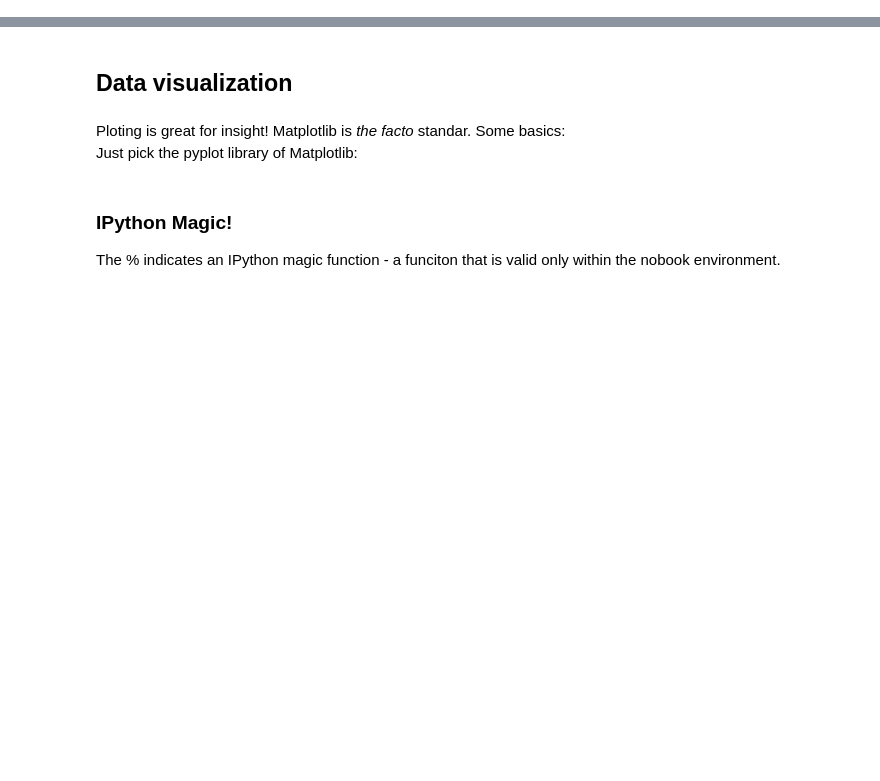
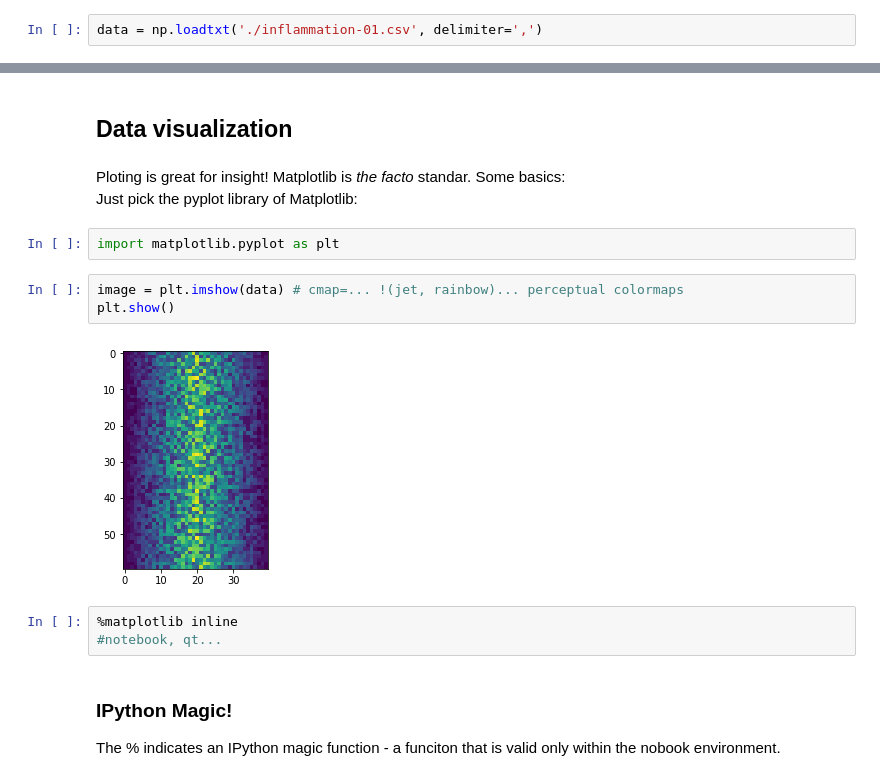
Before and after one commit to iipr-Master-Data-Science/scw_python_cftmat_2018, a Jupyter notebook: programming-with-python/ProgPy_Analyzing_Patient_Data.ipynb, the cells around one changed output, grey strips where cells are left out. Drawn from its saved outputs; the diff is of its cells as text; blank space fills up the shorter version.

Commit message:
Update notebooks from last week's class

```diff
--- a/programming-with-python/ProgPy_Analyzing_Patient_Data.ipynb
+++ b/programming-with-python/ProgPy_Analyzing_Patient_Data.ipynb
@@ -53,5 +100,7 @@ This only otuputs the content of the file. To use them in any manner, we have to
 ``numpy.loadtxt`` has two parameters: the name of the file we want to read, and the delimiter that separates values on a line. These both need to be character strings (or strings for short), so we put them in quotes.
 # %% [markdown]
 We did not assign the output of the function to any variable, so the notebook just dumped the ouptut to an ``Out[]`` cell. But, just the same way we asigned values to a variable, we can assing the array of values to an variable using the same syntax:
+# %%
+data = np.loadtxt('./inflammation-01.csv', delimiter=',')
 # %% [markdown]
 No output here, as we just assigned, as we did before with ``weight_kg``. To print out the variable value:
@@ -119,6 +303,16 @@ Or if preferred, the average inflammation over all days per patient:
 Ploting is great for insight! Matplotlib is <em>the facto</em> standar. Some basics:
 <br>
 Just pick the pyplot library of Matplotlib:
+# %%
+import matplotlib.pyplot as plt
+# %%
+image = plt.imshow(data) # cmap=... !(jet, rainbow)... perceptual colormaps
+plt.show()
+# %% [output]
+[figure, added]
+# %%
+%matplotlib inline
+#notebook, qt...
 # %% [markdown]
 <div class="panel panel-info">
 <div class="panel-heading">
```
Also changed, not shown: parts of 48 cells of this notebook, 2 other files.
